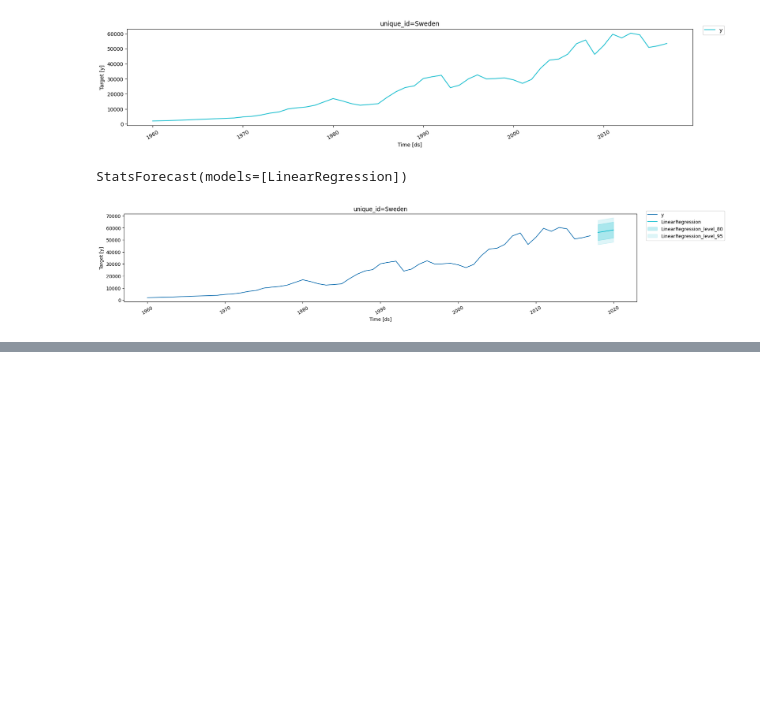
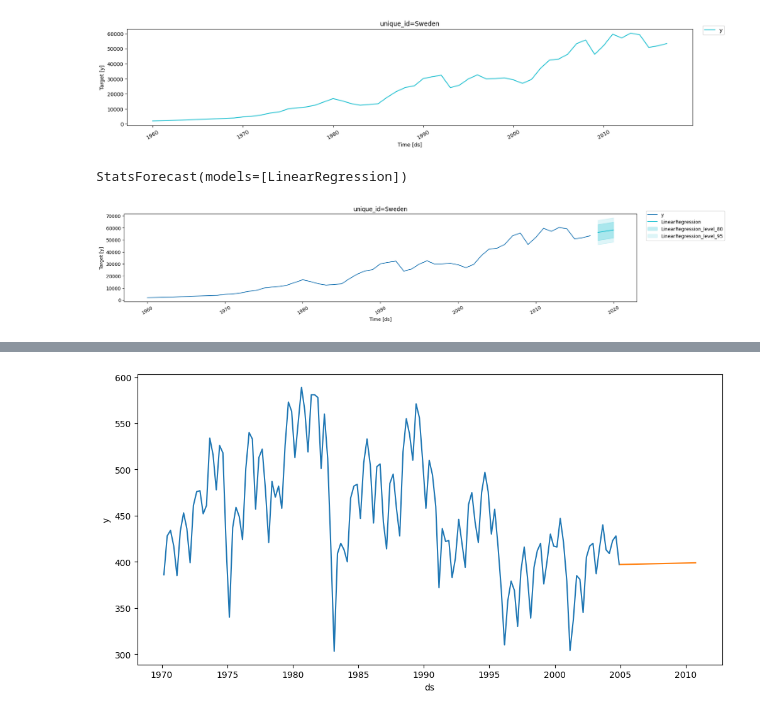
Before and after one commit to zamu-302/Time-series, a Jupyter notebook: Chapter5.ipynb, the cells around one changed output, grey strips where cells are left out. Drawn from its saved outputs; the diff is of its cells as text; code cells hidden in the pictures; blank space fills up the shorter version.

```diff
--- a/Chapter5.ipynb
+++ b/Chapter5.ipynb
@@ -86,2 +111,15 @@ sf=StatsForecast(models=[naive_method],freq="Q")
 # %%
-#Seasonal Naive method yt+h = yt+h-m(k+1)
+#Drift Method (allows forecasts to increase/decrease over time where the amount of change over time (called drift))
+#Given by Y(T+h)= YT+ h/T-1 *yT-y1)
+drift_method=RandomWalkWithDrift()
+sf=StatsForecast(models=[drift_method],freq="Q")
+drift_sf_df=sf.forecast(df=bricks_df,h=24)
+
+fig,ax=plt.subplots(figsize=(12,6))
+sns.lineplot(data=bricks_df,x="ds",y="y")
+sns.lineplot(data=drift_sf_df,x="ds",y="RWD")
+
+
+plt.show()
+# %% [output]
+[figure, added]
```
Also changed, not shown: parts of 15 cells of this notebook.
